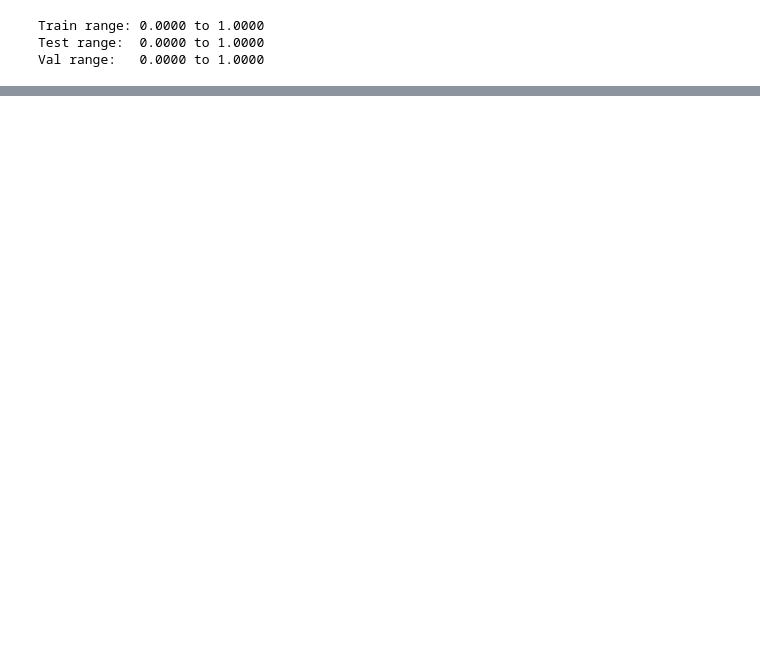
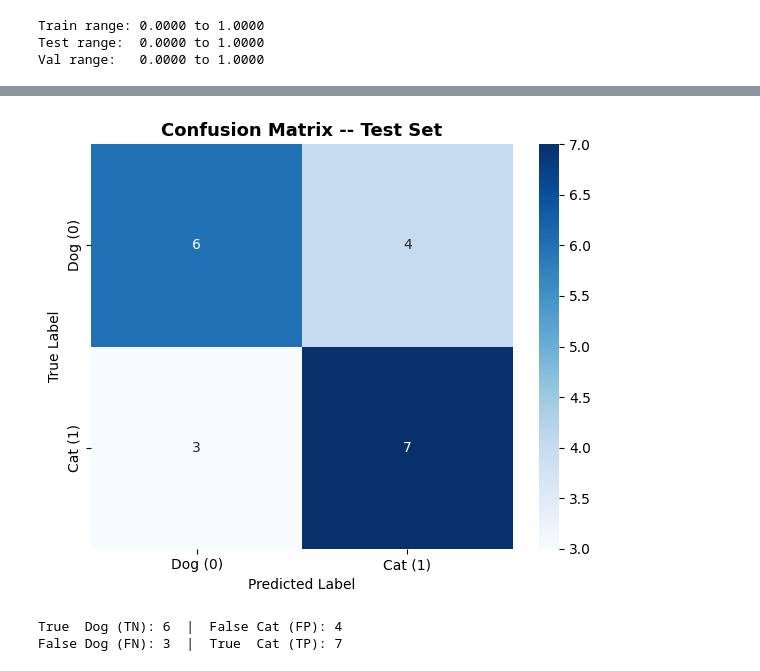
Before and after one commit to hong86097-afk/CatandDog, a Jupyter notebook: pro_4.ipynb, the cells around one changed output, grey strips where cells are left out. Cells and saved outputs as stored; diff of their text form; code cells hidden in the pictures; blank space fills up the shorter version.

```diff
--- a/pro_4.ipynb
+++ b/pro_4.ipynb
@@ -328,3 +317,24 @@ np.save("W2.npy", W2.detach().numpy())
 np.save("b2.npy", b2.detach().numpy())
 np.save("W3.npy", W3.detach().numpy())
 np.save("b3.npy", b3.detach().numpy())
+# %%
+cm = confusion_matrix(y_true, y_pred)
+
+import seaborn as sns
+fig, ax = plt.subplots(figsize=(6, 5))
+sns.heatmap(cm, annot=True, fmt='d', cmap='Blues',
+            xticklabels=['Dog (0)', 'Cat (1)'],
+            yticklabels=['Dog (0)', 'Cat (1)'],
+            ax=ax)
+ax.set_title('Confusion Matrix -- Test Set', fontsize=13, fontweight='bold')
+ax.set_xlabel('Predicted Label')
+ax.set_ylabel('True Label')
+plt.tight_layout()
+plt.show()
+
+print(f"True  Dog (TN): {cm[0,0]}  |  False Cat (FP): {cm[0,1]}")
+print(f"False Dog (FN): {cm[1,0]}  |  True  Cat (TP): {cm[1,1]}")
+# %% [output]
+[figure, added]
+True  Dog (TN): 6  |  False Cat (FP): 4
+False Dog (FN): 3  |  True  Cat (TP): 7
```
Also changed, not shown: parts of 6 cells of this notebook.
